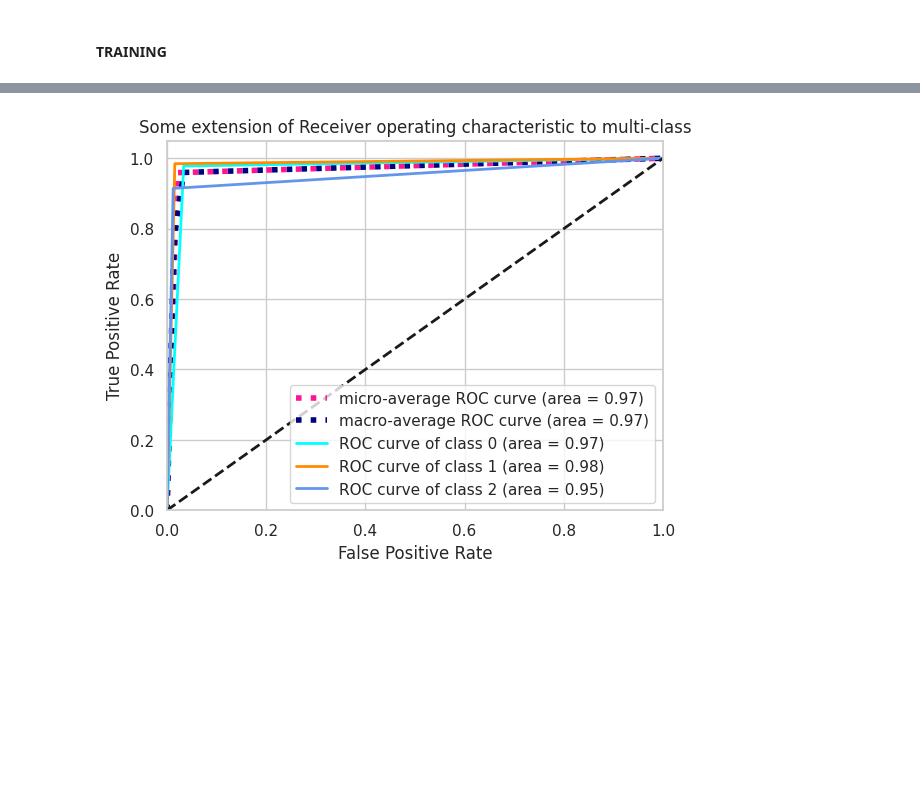
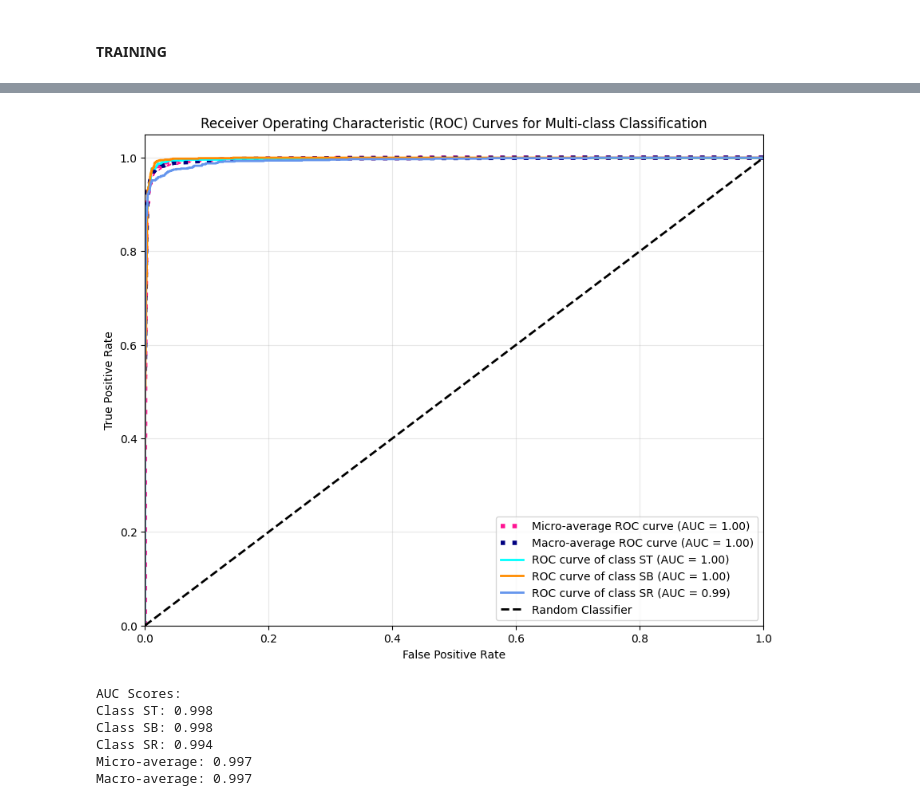
Before and after one commit to bloodykunu39/ECG_ML, a Jupyter notebook: MAIN/main_1_cnn100.ipynb, the cells around one changed output, grey strips where cells are left out. Saved outputs shown, nothing was run; the diff lists cells and outputs as text; code cells hidden in the pictures; blank space fills up the shorter version.

Commit message:
model trained again

```diff
--- a/MAIN/main_1_cnn100.ipynb
+++ b/MAIN/main_1_cnn100.ipynb
@@ -306,16 +376,26 @@ len(temp)
 from sklearn.metrics import confusion_matrix
 import seaborn as sns
 import pandas as pd
+import torch.nn.functional as F
 
-model__.eval()
+model.eval()
 y_pred = []
 y_true = []
+y_scores = []  # Added to collect probability scores
+
 with torch.no_grad():
     for images, labels in test_dataloader:
-        outputs = model__(images.to(device))
+        outputs = model(images.to(device))
+        # Get probability scores using softmax
+        probabilities = F.softmax(outputs, dim=1)
+        y_scores.extend(probabilities.cpu().numpy())
+
         _, predicted = torch.max(outputs, 1)
         y_pred.extend(predicted.cpu().numpy())
         y_true.extend(labels.cpu().numpy())
+
+# Convert to numpy arrays
+y_scores = np.array(y_scores)
 
 cm = confusion_matrix(y_true, y_pred)
 cm = cm / cm.sum(axis=1)[:, np.newaxis]  # Normalize confusion matrix
@@ -387,15 +506,18 @@ from sklearn.metrics import roc_curve, auc
 from sklearn.preprocessing import label_binarize
 from sklearn.metrics import roc_auc_score
 
+# Binarize the true labels for multi-class ROC
 y_test = label_binarize(y_true, classes=[0, 1, 2])
-y_score = label_binarize(y_pred, classes=[0, 1, 2])
-
+# Use probability scores (not predictions!)
+y_score = y_scores  # This contains the probability scores from softmax
 
 n_classes = 3
 
 fpr = dict()
 tpr = dict()
 roc_auc = dict()
+
+# Compute ROC curve and ROC area for each class
 for i in range(n_classes):
     fpr[i], tpr[i], _ = roc_curve(y_test[:, i], y_score[:, i])
     roc_auc[i] = auc(fpr[i], tpr[i])
@@ -405,51 +527,69 @@ fpr["micro"], tpr["micro"], _ = roc_curve(y_test.ravel(), y_score.ravel())
 roc_auc["micro"] = auc(fpr["micro"], tpr["micro"])
 
 # Compute macro-average ROC curve and ROC area
-
 # First aggregate all false positive rates
 all_fpr = np.unique(np.concatenate([fpr[i] for i in range(n_classes)]))
 
-# Then interpolate all ROC curves at this points
+# Then interpolate all ROC curves at these points
 mean_tpr = np.zeros_like(all_fpr)
 for i in range(n_classes):
     mean_tpr += np.interp(all_fpr, fpr[i], tpr[i])
 
 # Finally average it and compute AUC
 mean_tpr /= n_classes
 
 fpr["macro"] = all_fpr
 tpr["macro"] = mean_tpr
 roc_auc["macro"] = auc(fpr["macro"], tpr["macro"])
 
 # Plot all ROC curves
-plt.figure()
+plt.figure(figsize=(10, 8))
+
+# Plot micro-average ROC curve
 plt.plot(fpr["micro"], tpr["micro"],
-         label='micro-average ROC curve (area = {0:0.2f})'
+         label='Micro-average ROC curve (AUC = {0:0.2f})'
                ''.format(roc_auc["micro"]),
          color='deeppink', linestyle=':', linewidth=4)
 
+# Plot macro-average ROC curve
 plt.plot(fpr["macro"], tpr["macro"],
-            label='macro-average ROC curve (area = {0:0.2f})'
-                ''.format(roc_auc["macro"]),
-            color='navy', linestyle=':', linewidth=4)
+         label='Macro-average ROC curve (AUC = {0:0.2f})'
+               ''.format(roc_auc["macro"]),
+         color='navy', linestyle=':', linewidth=4)
 
+# Plot ROC curve for each class
 colors = ['aqua', 'darkorange', 'cornflowerblue']
+class_names = ['ST', 'SB', 'SR']
 
-for i, color in zip(range(n_classes), colors):
+for i, color, class_name in zip(range(n_classes), colors, class_names):
     plt.plot(fpr[i], tpr[i], color=color, lw=2,
-             label='ROC curve of class {0} (area = {1:0.2f})'
-             ''.format(i, roc_auc[i]))
+             label=f'ROC curve of class {class_name} (AUC = {roc_auc[i]:0.2f})')
 
-plt.plot([0, 1], [0, 1], 'k--', lw=2)
+# Plot diagonal line (random classifier)
+plt.plot([0, 1], [0, 1], 'k--', lw=2, label='Random Classifier')
 plt.xlim([0.0, 1.0])
 plt.ylim([0.0, 1.05])
 plt.xlabel('False Positive Rate')
 plt.ylabel('True Positive Rate')
-plt.title('Some extension of Receiver operating characteristic to multi-class')
+plt.title('Receiver Operating Characteristic (ROC) Curves for Multi-class Classification')
 plt.legend(loc="lower right")
+plt.grid(True, alpha=0.3)
 plt.show()
+
+# Print AUC scores
+print("AUC Scores:")
+for i, class_name in enumerate(['ST', 'SB', 'SR']):
+    print(f"Class {class_name}: {roc_auc[i]:.3f}")
+print(f"Micro-average: {roc_auc['micro']:.3f}")
+print(f"Macro-average: {roc_auc['macro']:.3f}")
 # %% [output]
-[figure, old version]
+[figure, new version]
+AUC Scores:
+Class ST: 0.998
+Class SB: 0.998
+Class SR: 0.994
+Micro-average: 0.997
+Macro-average: 0.997
 # %%
 from plots import accuracy_and_validation_plots
 
```
Also changed, not shown: parts of 23 cells of this notebook, 1 other file.
